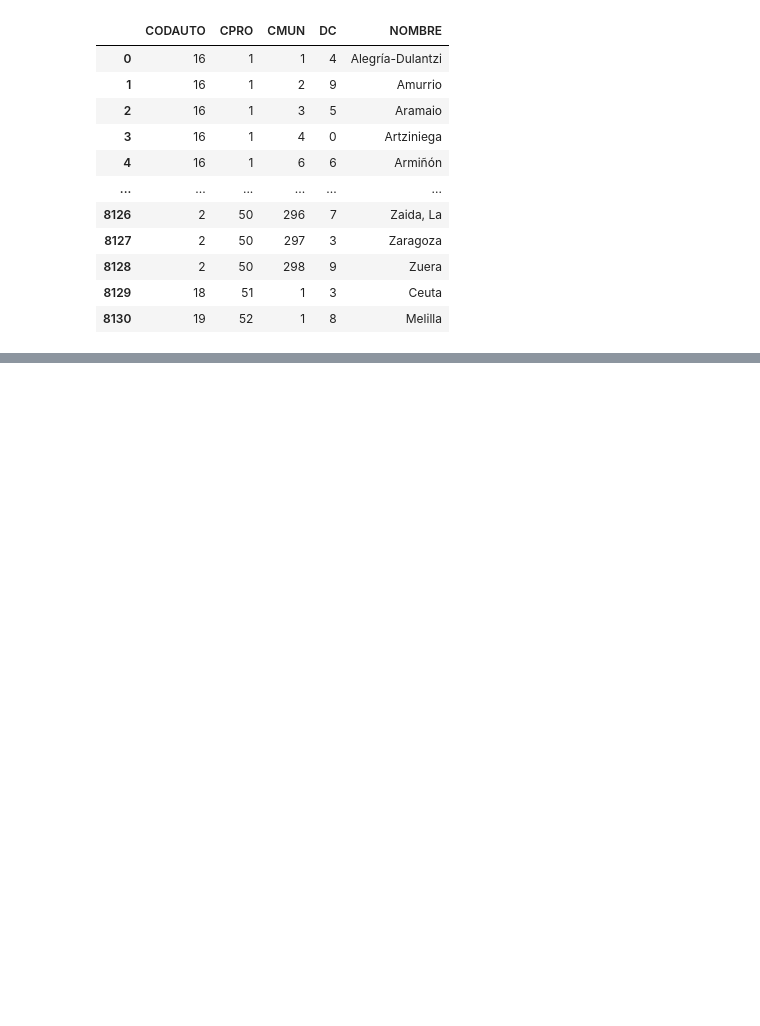
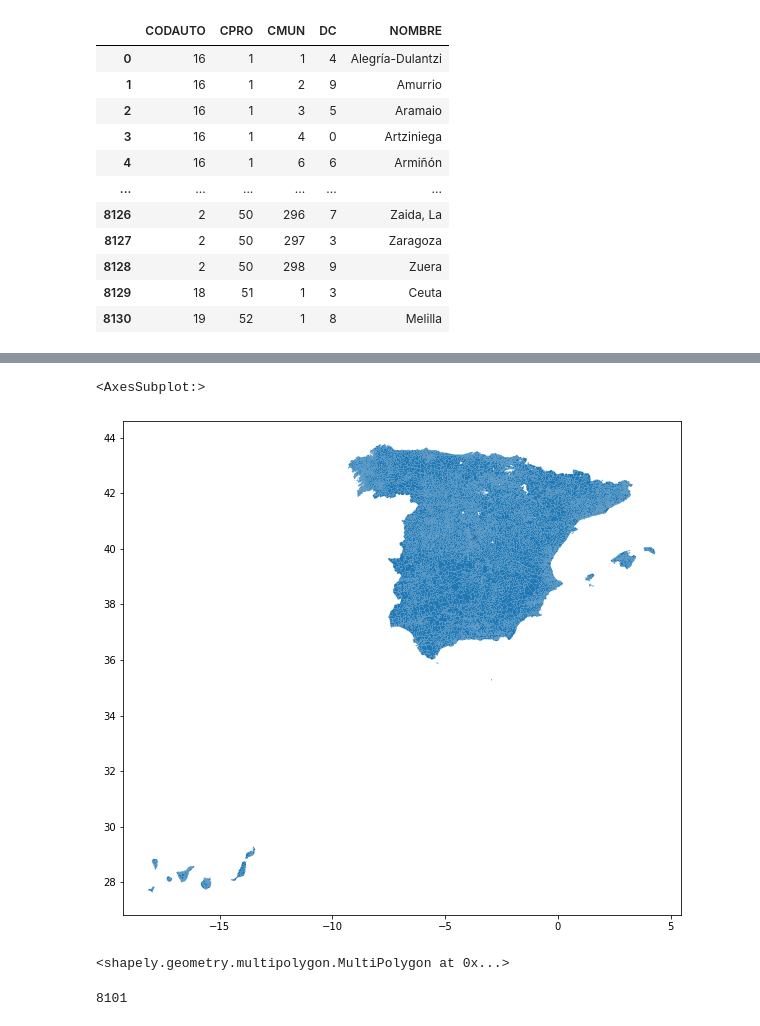
Before and after one commit to linkcharger/glovo, a Jupyter notebook: merging/mergingGlovoAndAux.ipynb, the cells around one changed output, grey strips where cells are left out. Saved outputs shown, nothing was run; the diff lists cells and outputs as text; code cells hidden in the pictures; blank space fills up the shorter version.

```diff
--- a/merging/mergingGlovoAndAux.ipynb
+++ b/merging/mergingGlovoAndAux.ipynb
@@ -110,0 +189,3 @@ backup(censusCityCoords, 'censusCityCoords.json')
+# %%
+mun = gpd.read_file('data/map_municipalities/SECC_CPV_E_20111101_01_R_INE.shp').to_crs(epsg=4326) #.set_crs(switched, allow_override=True) # convert to lat, lon
+mun.head()
@@ -110,0 +214,13 @@ backup(censusCityCoords, 'censusCityCoords.json')
+# %%
+mun.plot(figsize=(10,10))
+# %% [output]
+<AxesSubplot:>
+[figure, added]
+# %%
+mun.iloc[0, -1]
+# %% [output]
+<shapely.geometry.multipolygon.MultiPolygon at 0x...>
+# %%
+mun.NMUN.nunique()
+# %% [output]
+8101
```
Also changed, not shown: parts of 30 cells of this notebook, 1 other file.
